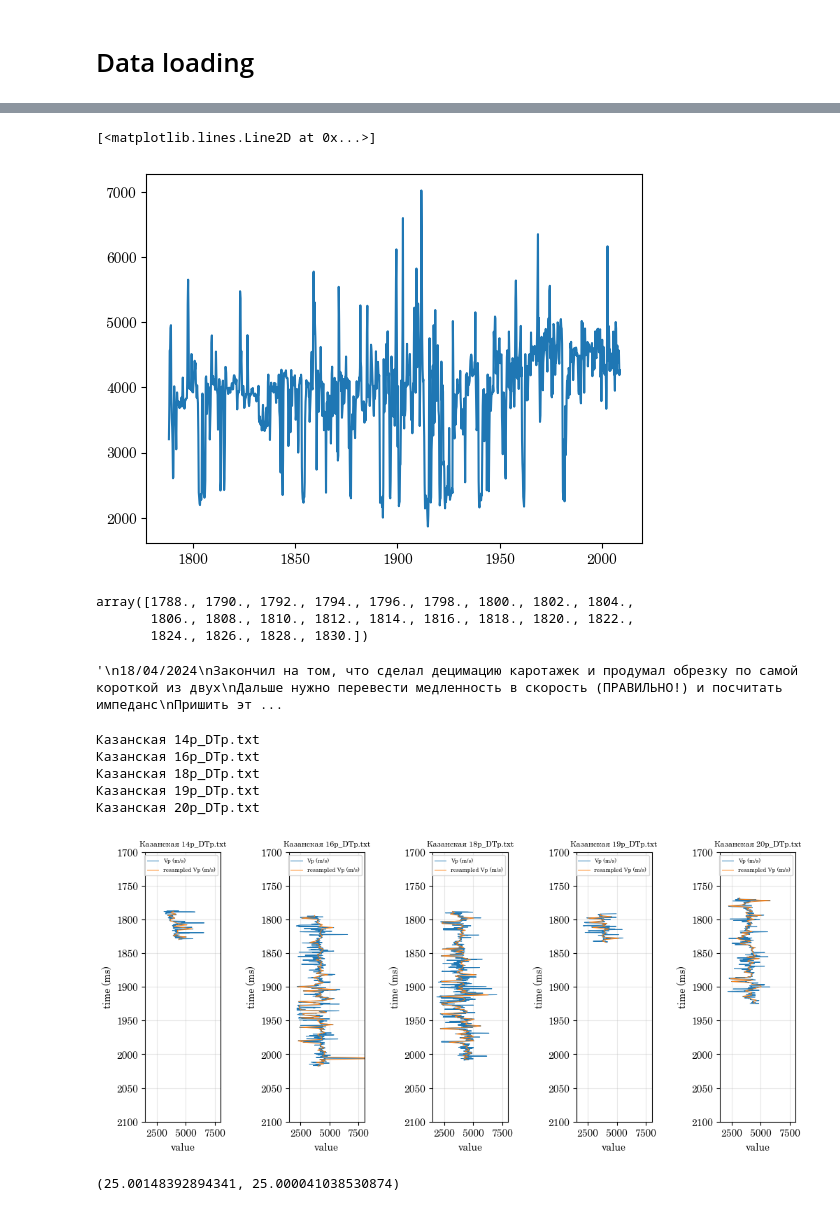
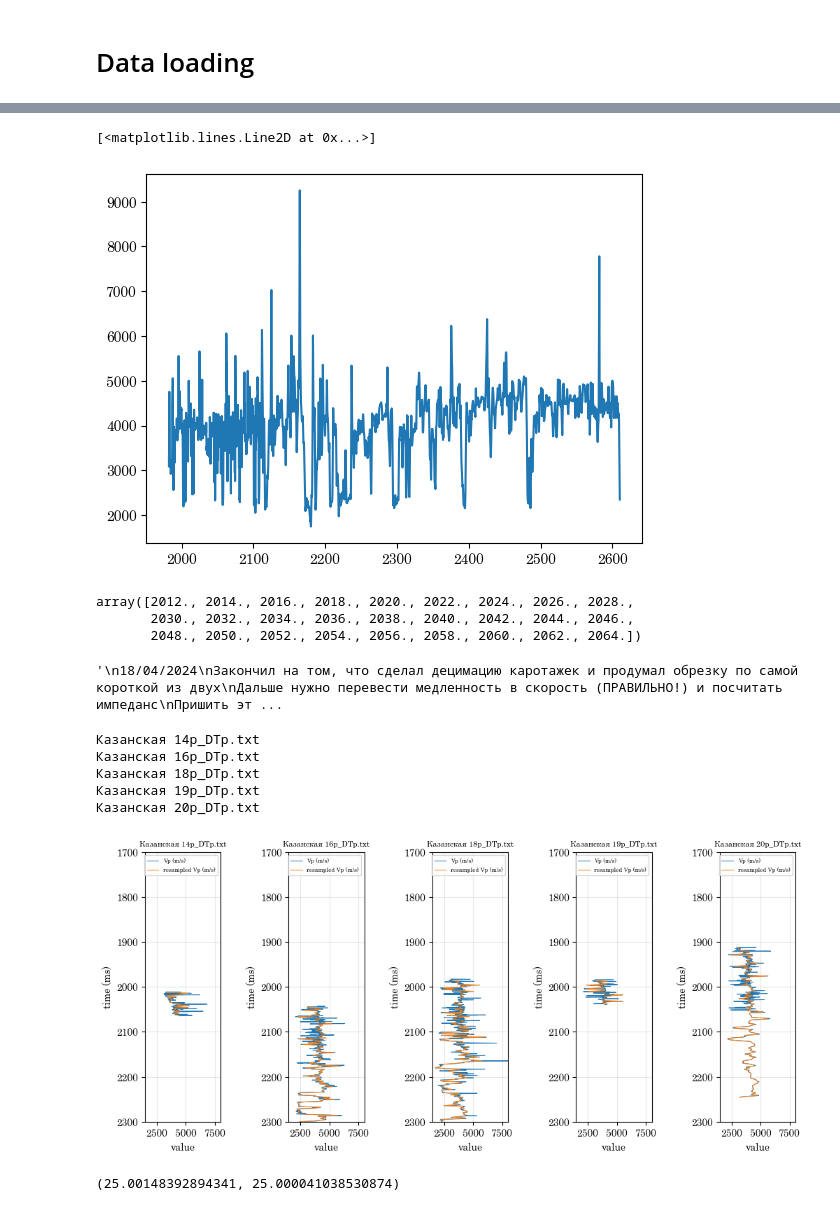
Before and after one commit to grxoxl/inversion, a Jupyter notebook: acoustic_inversion/kazan_data/data_preparation.ipynb, the cells around one changed output, grey strips where cells are left out. Drawn from its saved outputs; the diff is of its cells as text; code cells hidden in the pictures.

```diff
--- a/acoustic_inversion/kazan_data/data_preparation.ipynb
+++ b/acoustic_inversion/kazan_data/data_preparation.ipynb
@@ -330,10 +330,10 @@ def interp(x: Iterable[float], y: Iterable[float], step: Union[int, float],
     return xnew, ynew
 # %%
 # folder = r"C:\Users\Владислав\Desktop\LOG _unique"
-folder = r"C:\Users\Владислав\Desktop\logS"
+folder = r"C:\Users\Владислав\Downloads\logS_f"
 
 dtp_dir, rhob_dir = divide_filenames_by_keyword(folder)
 
 dir_df = pd.DataFrame({"dtp": dtp_dir, "rhob" : rhob_dir})
-dir_df.iloc[0]
+dir_df.iloc[28]["dtp"]
 # %% [output]
@@ -361,0 +368,3 @@ array([311.91   , 270.19794, 219.14792, ..., 222.0326 , 238.6669 ,
+# %%
+for i in range(20, len(wells)):
+    print(i, wells[i].data["dtp"][0], "\n")
@@ -363,7 +390,7 @@ array([311.91   , 270.19794, 219.14792, ..., 222.0326 , 238.6669 ,
 plt.plot(wells[2].data["time"], 1e6/wells[2].data["dtp"])
 # %% [output]
 [<matplotlib.lines.Line2D at 0x...>]
-[figure, old version]
+[figure, new version]
 # %%
 # """np.r_ is a short concatenation method"""
 x_decimated = [np.r_['1,2', interp(wells[i].data["time"], 1e6/wells[i].data["x"], 2, kind = "nearest")].T for i in range(dir_df.shape[0])]
@@ -378,9 +405,9 @@ ai_decimated = [np.array(dtp_decimated[i][:, 1])*np.array(rhob_decimated[i][:, 1
 # %%
 y_decimated[0][:, 0]
 # %% [output]
-array([1788., 1790., 1792., 1794., 1796., 1798., 1800., 1802., 1804.,
-       1806., 1808., 1810., 1812., 1814., 1816., 1818., 1820., 1822.,
-       1824., 1826., 1828., 1830.])
+array([2012., 2014., 2016., 2018., 2020., 2022., 2024., 2026., 2028.,
+       2030., 2032., 2034., 2036., 2038., 2040., 2042., 2044., 2046.,
+       2048., 2050., 2052., 2054., 2056., 2058., 2060., 2062., 2064.])
 # %%
 """
 18/04/2024
@@ -426,35 +453,35 @@ for i in range(dir_df.shape[0]):
 # %%
 plt.style.use('default')
 plt.rcParams["font.family"] = "century"
 plt.figure(figsize = (12, 5))
 
 
 w_num =  [0, 1, 2, 3, 4]
 
 for sub, i in enumerate(w_num):
     plt.subplot(1, len(w_num), sub + 1)
     plt.subplots_adjust(wspace=0.9, hspace=0.4)
     print(wells[i].name_dtp)
 
     plt.plot(1e6/wells[i].data["dtp"], wells[i].data["time"], lw = 0.7,  label = "Vp (m/s)")
     plt.plot(wells[i].data_decimated["dtp"], wells[i].data_decimated["time"], lw = 0.7, label = "resampled Vp (m/s)")
 
 
-    plt.ylim([1700, 2100])
+    plt.ylim([1700, 2300])
     plt.xlim([1500, 8000])
     plt.gca().invert_yaxis()
     plt.legend(loc = 0, fontsize = 6)
     plt.title("%13s" % wells[i].name_dtp, fontsize = 8)
     plt.ylabel("time (ms)")
     plt.xlabel("value")
     plt.grid(alpha = .3)
 # %% [output]
 Казанская 14р_DTp.txt
 Казанская 16р_DTp.txt
 Казанская 18р_DTp.txt
 Казанская 19р_DTp.txt
 Казанская 20р_DTp.txt
-[figure, old version]
+[figure, new version]
 # %%
 well_x = [wells[i].data["x"][0] for i in range(len(wells))]
 well_y = [wells[i].data["y"][0] for i in range(len(wells))]
```
Also changed, not shown: parts of 18 cells of this notebook, 3 other files.
